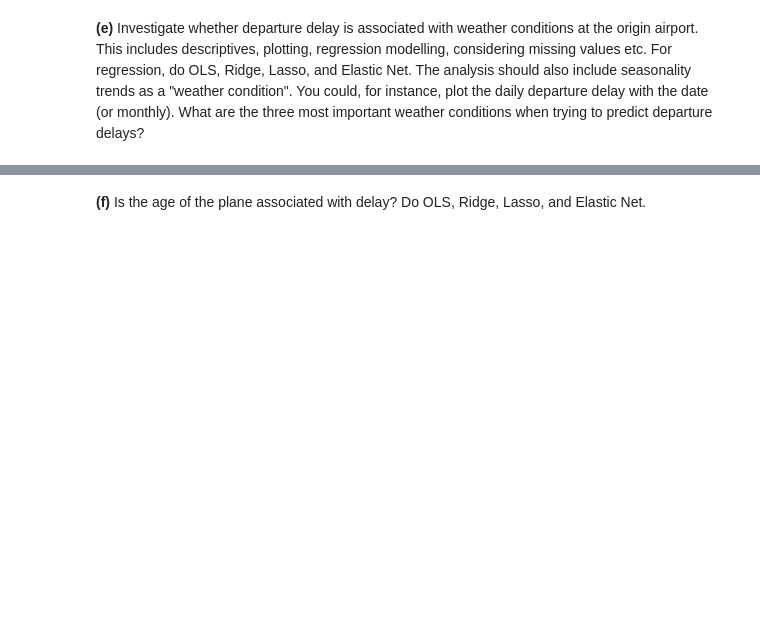
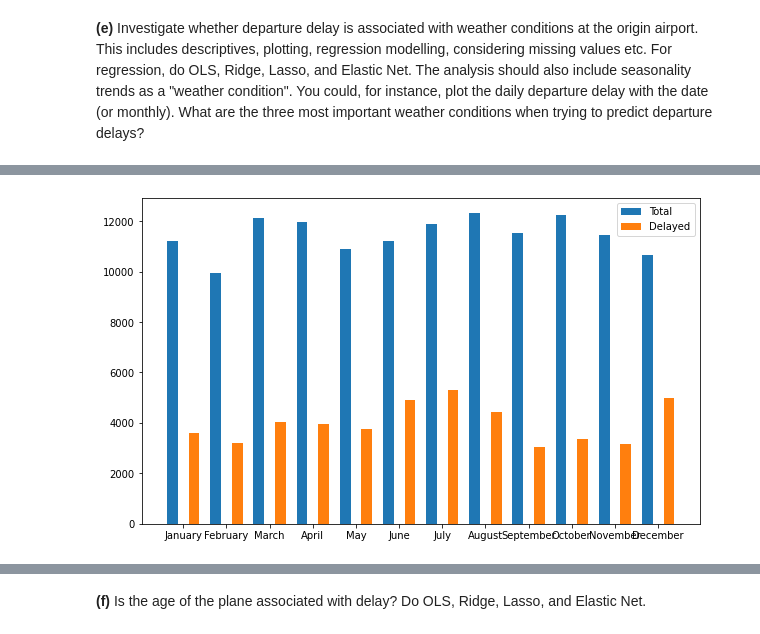
Before and after one commit to fanimator12/MachineLearning_Project, a Jupyter notebook: MAL1 Project 2022.ipynb, the cells around one changed output, grey strips where cells are left out. Drawn from its saved outputs; the diff is of its cells as text; code cells hidden in the pictures; blank space fills up the shorter version.

```diff
--- a/MAL1 Project 2022.ipynb
+++ b/MAL1 Project 2022.ipynb
@@ -95,0 +764,30 @@ For this exercise we will be using the famous nycflights13 data which contains t
+# %%
+import numpy as np
+
+# Create a figure with the desired size
+fig = plt.figure(figsize=(10, 6))
+
+# Add a subplot to the figure
+ax = fig.add_subplot(1, 1, 1)
+
+# Plot the total and delayed flights as bar charts
+ax.bar(
+    np.arange(len(months_names)) - 0.25, amount_total,
+    width=0.25, label="Total"
+)
+ax.bar(
+    np.arange(len(months_names)) + 0.25, amount_delayed,
+    width=0.25, label="Delayed"
+)
+
+# Set the x-axis tick labels to the names of the months
+ax.set_xticks(np.arange(len(months_names)))
+ax.set_xticklabels(months_names)
+
+# Add a legend to the plot
+ax.legend()
+
+# Show the plot
+plt.show()
+# %% [output]
+[figure, added]
```
Also changed, not shown: parts of 76 cells of this notebook.
